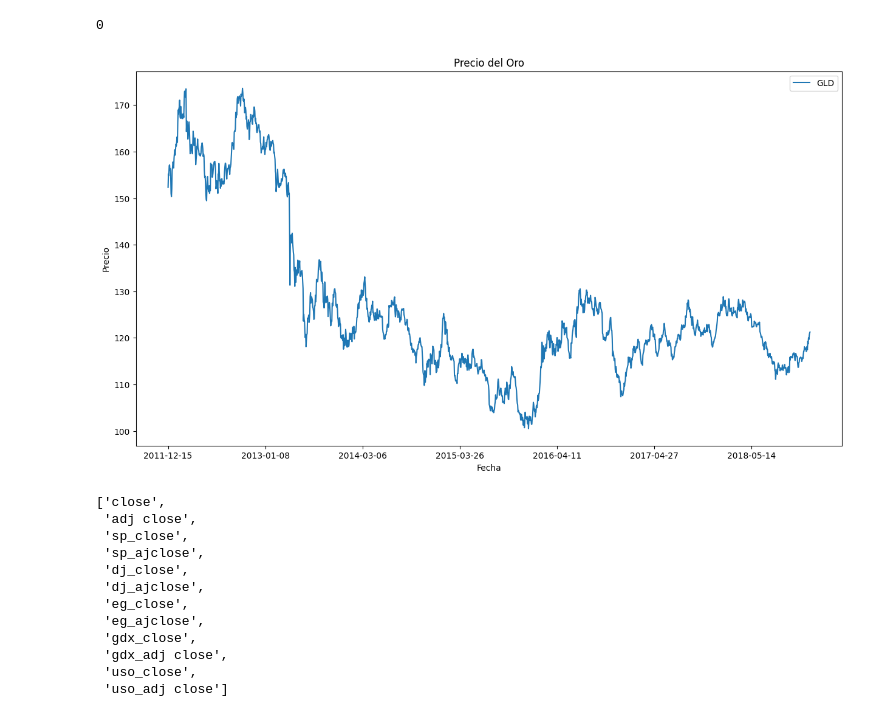
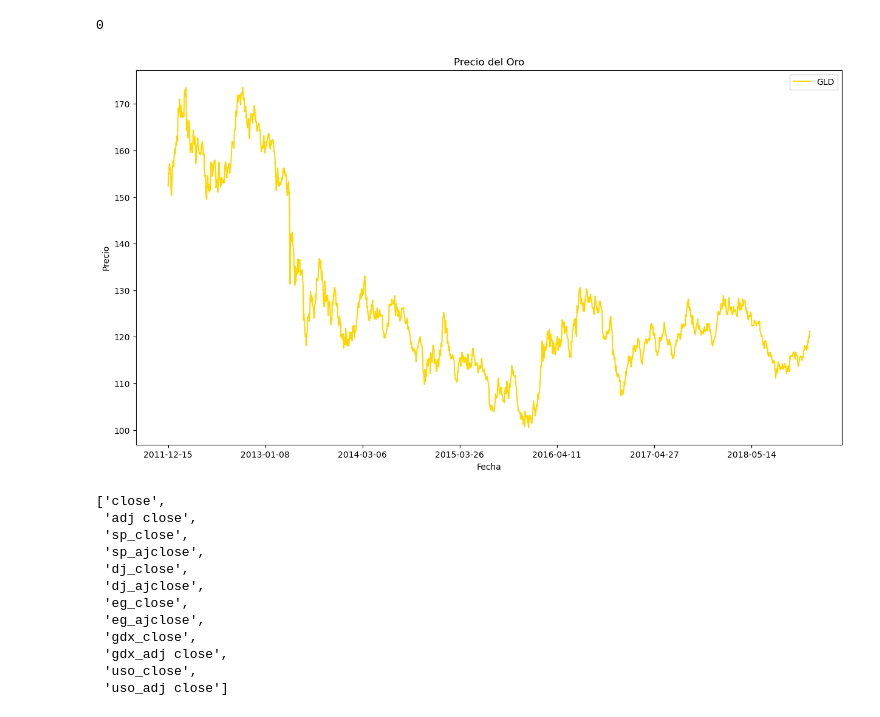
Before and after one commit to QuantConsulting/GOLD-FORECAST, a Jupyter notebook: notebooks/gold_prediction.ipynb, the cells around one changed output. Cells and saved outputs as stored; diff of their text form; code cells hidden in the pictures.

```diff
--- a/notebooks/gold_prediction.ipynb
+++ b/notebooks/gold_prediction.ipynb
@@ -100,18 +100,18 @@ df.columns = [col.lower() for col in df.columns]
 # %%
 # Selecciona solo los datos del precio ajustado del oro
 gold_close = df['adj close']
 
 # Grafica el precio del oro
 plt.figure(figsize=(15, 8))
-plt.plot(df['date'],gold_close, label='GLD')
+plt.plot(df['date'],gold_close, label='GLD', color = 'gold')
 plt.title('Precio del Oro')
 plt.xlabel('Fecha')
 plt.ylabel('Precio')
 plt.xticks(np.arange(0, len(df['date']), 260), df['date'][::260])
 plt.legend()
 plt.show()
 # %% [output]
-[figure, old version]
+[figure, new version]
 # %%
 # Selecciona todas las columnas que representan precios de cierre
 columnas_cierre = [col for col in df.columns if 'close' in col]
```
Also changed, not shown: parts of 18 cells of this notebook, 5 other files.
